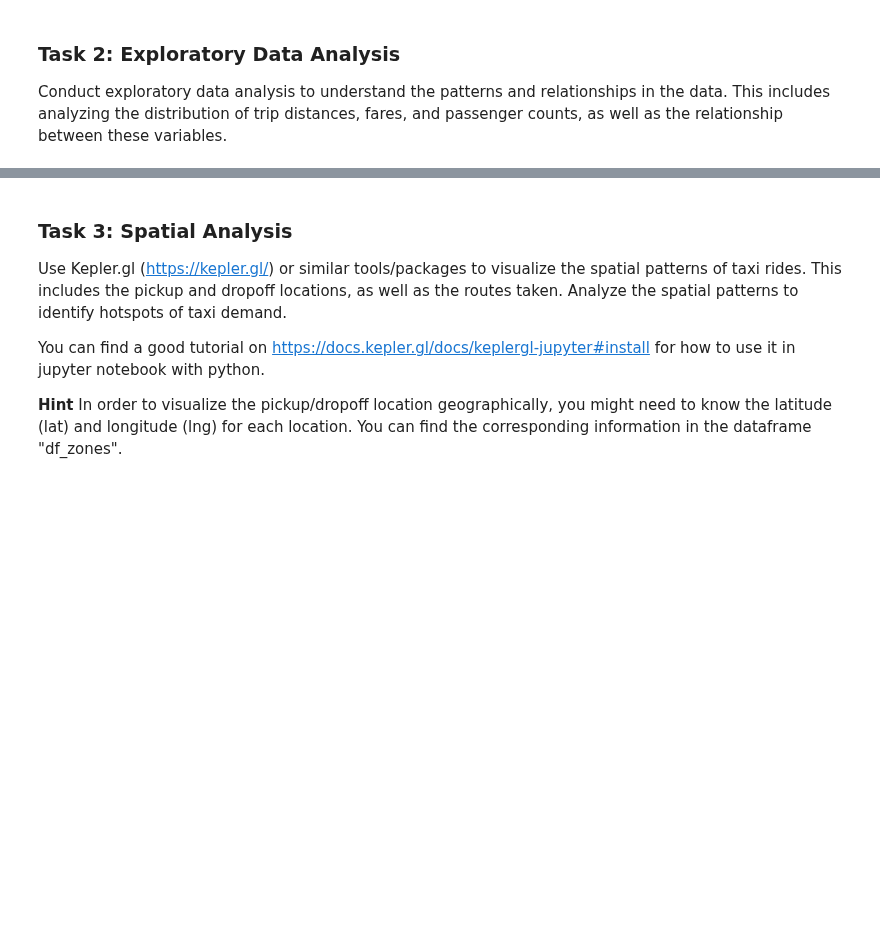
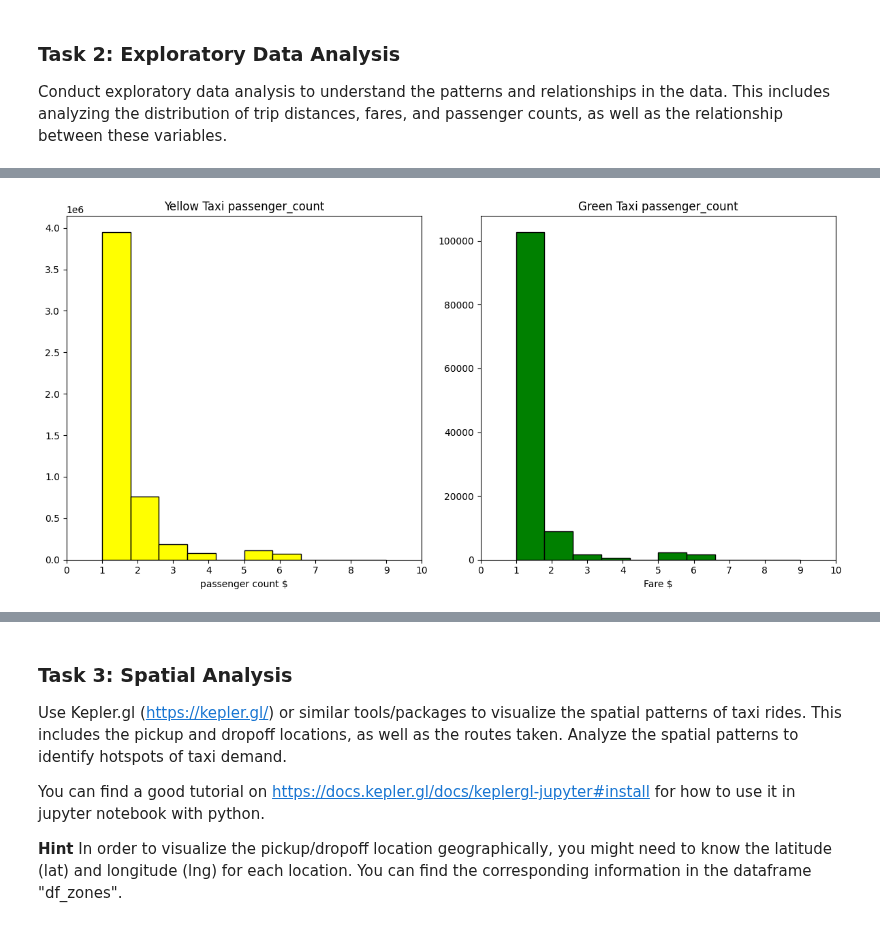
Before and after one commit to Strongside-87/Project-Delivery, a Jupyter notebook: 4_temporal_spatial_data_analysis.ipynb, the cells around one changed output, grey strips where cells are left out. Drawn from its saved outputs; the diff is of its cells as text; code cells hidden in the pictures; blank space fills up the shorter version.

```diff
--- a/4_temporal_spatial_data_analysis.ipynb
+++ b/4_temporal_spatial_data_analysis.ipynb
@@ -91,0 +125,33 @@ Conduct exploratory data analysis to understand the patterns and relationships i
+# %%
+import matplotlib.pyplot as plt
+import pandas as pd
+
+# Filter the data for df_yellow
+df_yellow_filtered = df_yellow[(df_yellow["passenger_count"] <= 10) & (df_yellow["passenger_count"] > 0) & (df_yellow["passenger_count"] <= 10)]
+
+# Filter the data for df_green
+df_green_filtered = df_green[(df_green["passenger_count"] <= 10) & (df_green["passenger_count"] > 0) & (df_green["passenger_count"] <= 10)]
+
+# Create a figure with two subplots
+fig, axs = plt.subplots(1, 2, figsize=(12, 6))
+
+# Plot for df_yellow
+axs[0].hist(df_yellow_filtered["passenger_count"], bins=10, color="yellow", edgecolor='black')
+axs[0].set_xlim(0, 10)
+axs[0].set_title("Yellow Taxi passenger_count")
+axs[0].set_xlabel("passenger count $")
+axs[0].set_xticks(range(0, 11, 1))
+
+# Plot for df_green
+axs[1].hist(df_green_filtered["passenger_count"], bins=10, color="green", edgecolor='black')
+axs[1].set_xlim(0, 10)
+axs[1].set_title("Green Taxi passenger_count")
+axs[1].set_xlabel("Fare $")
+axs[1].set_xticks(range(0, 11, 1))
+# Adjust spacing between subplots
+plt.tight_layout()
+
+# Display the plot
+plt.show()
+# %% [output]
+[figure, added]
```
Also changed, not shown: parts of 5 cells of this notebook.
